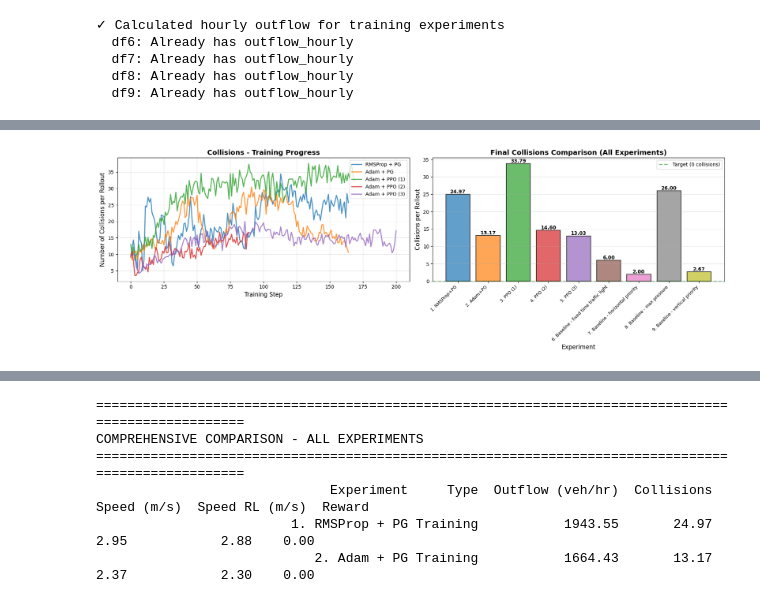
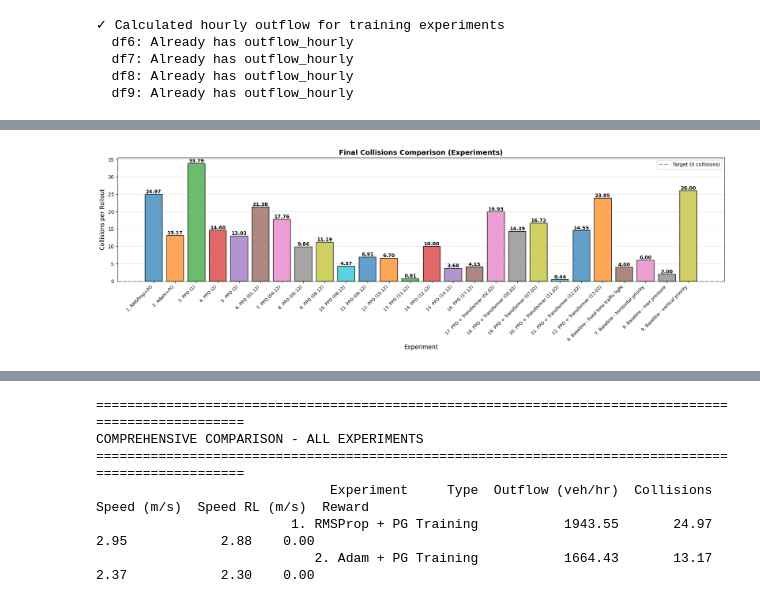
Before and after one commit to thickhoctin/mixed_autonomy_intersections, a Jupyter notebook: training_plot_compare_2911.ipynb, the cells around one changed output, grey strips where cells are left out. Cells and saved outputs as stored; diff of their text form; code cells hidden in the pictures.

```diff
--- a/training_plot_compare_2911.ipynb
+++ b/training_plot_compare_2911.ipynb
@@ -73,6 +115,23 @@ df2 = calculate_hourly_outflow(df2.copy())
 df3 = calculate_hourly_outflow(df3.copy())
 df4 = calculate_hourly_outflow(df4.copy())
 df5 = calculate_hourly_outflow(df5.copy())
+df10 = calculate_hourly_outflow(df10.copy())
+df11 = calculate_hourly_outflow(df11.copy())
+df12 = calculate_hourly_outflow(df12.copy())
+df13 = calculate_hourly_outflow(df13.copy())
+df14 = calculate_hourly_outflow(df14.copy())
+df15 = calculate_hourly_outflow(df15.copy())
+df16 = calculate_hourly_outflow(df16.copy())
+df17 = calculate_hourly_outflow(df17.copy())
+df18 = calculate_hourly_outflow(df18.copy())
+df19 = calculate_hourly_outflow(df19.copy())
+df20 = calculate_hourly_outflow(df20.copy())
+df21 = calculate_hourly_outflow(df21.copy())
+df22 = calculate_hourly_outflow(df22.copy())
+df23 = calculate_hourly_outflow(df23.copy())
+df24 = calculate_hourly_outflow(df24.copy())
+df25 = calculate_hourly_outflow(df25.copy())
+df26 = calculate_hourly_outflow(df26.copy())
 
 print("✓ Calculated hourly outflow for training experiments")
 
@@ -200,26 +494,26 @@ OUTFLOW STATISTICS (vehicles/hour)
 # %%
 # VSCode.Cell - Comparison Plot: Collisions
 
-fig, axes = plt.subplots(1, 2, figsize=(18, 6))
+fig, axes = plt.subplots(figsize=(18, 6))
 
 # --- Left plot: Training experiments (df1-df5) ---
-ax1 = axes[0]
+# ax1 = axes[0]
 
-# Plot training curves
-ax1.plot(df1['step'], df1['collisions'], label='RMSProp + PG', linewidth=2, alpha=0.8)
-ax1.plot(df2['step'], df2['collisions'], label='Adam + PG', linewidth=2, alpha=0.8)
-ax1.plot(df3['step'], df3['collisions'], label='Adam + PPO (1)', linewidth=2, alpha=0.8)
-ax1.plot(df4['step'], df4['collisions'], label='Adam + PPO (2)', linewidth=2, alpha=0.8)
-ax1.plot(df5['step'], df5['collisions'], label='Adam + PPO (3)', linewidth=2, alpha=0.8)
+# # Plot training curves
+# ax1.plot(df1['step'], df1['collisions'], label='RMSProp + PG', linewidth=2, alpha=0.8)
+# ax1.plot(df2['step'], df2['collisions'], label='Adam + PG', linewidth=2, alpha=0.8)
+# ax1.plot(df3['step'], df3['collisions'], label='Adam + PPO (1)', linewidth=2, alpha=0.8)
+# ax1.plot(df4['step'], df4['collisions'], label='Adam + PPO (2)', linewidth=2, alpha=0.8)
+# ax1.plot(df5['step'], df5['collisions'], label='Adam + PPO (3)', linewidth=2, alpha=0.8)
 
-ax1.set_title('Collisions - Training Progress', fontsize=14, fontweight='bold')
-ax1.set_xlabel('Training Step', fontsize=12)
-ax1.set_ylabel('Number of Collisions per Rollout', fontsize=12)
-ax1.legend(loc='best', fontsize=10)
-ax1.grid(True, alpha=0.3)
+# ax1.set_title('Collisions - Training Progress', fontsize=14, fontweight='bold')
+# ax1.set_xlabel('Training Step', fontsize=12)
+# ax1.set_ylabel('Number of Collisions per Rollout', fontsize=12)
+# ax1.legend(loc='best', fontsize=10)
+# ax1.grid(True, alpha=0.3)
 
 # --- Right plot: Final performance comparison (all 9) ---
-ax2 = axes[1]
+ax2 = axes
 
 # Get final values from training experiments (last 10 steps average)
 final_collisions = []
@@ -232,60 +526,77 @@ for i, (df, name, color) in enumerate([
     (df2, 'Adam+PG', 'C1'),
     (df3, 'PPO (1)', 'C2'),
     (df4, 'PPO (2)', 'C3'),
-    (df5, 'PPO (3)', 'C4')
+    (df5, 'PPO (3)', 'C4'),
+    (df10, 'PPO (01.12)', 'C5'),
+    (df11, 'PPO (04.12)', 'C6'),
+    (df12, 'PPO (05.12)', 'C7'),
+    (df13, 'PPO (06.12)', 'C8'),
+    (df14, 'PPO (08.12)', 'C9'),
+    (df15, 'PPO (09.12)', 'C10'),
+    (df16, 'PPO (10.12)', 'C11'),
+    (df17, 'PPO (11.12)', 'C12'),
+    (df18, 'PPO (12.12)', 'C13'),
+    (df19, 'PPO (14.12)', 'C14'),
+    (df20, 'PPO (17.12)', 'C15'),
+    (df21, 'PPO + Transformer (02.02)', 'C16'),
+    (df22, 'PPO + Transformer (05.02)', 'C17'),
+    (df23, 'PPO + Transformer (07.02)', 'C18'),
+    (df24, 'PPO + Transformer (11.02)', 'C19'),
+    (df25, 'PPO + Transformer (12.02)', 'C20'),
+    (df26, 'PPO + Transformer (13.02)', 'C21')
 ], start=1):
     final_value = df['collisions'].iloc[-10:].mean()
     final_collisions.append(final_value)
     labels.append(f'{i}. {name}')
     colors.append(color)
 
-# Baseline experiments
-for i, (df, name, color) in enumerate([
-    (df6, 'Baseline - fixed time traffic light', 'C5'),
-    (df7, 'Baseline - horizontal priority', 'C6'),
-    (df8, 'Baseline - max pressure', 'C7'),
-    (df9, 'Baseline - vertical priority', 'C8')
-], start=6):
-    if df is not None and 'collisions' in df.columns:
-        final_value = df['collisions'].mean()
-        final_collisions.append(final_value)
-        labels.append(f'{i}. {name}')
-        colors.append(color)
+# # Baseline experiments
+# for i, (df, name, color) in enumerate([
+#     (df6, 'Baseline - fixed time traffic light', 'C5'),
+#     (df7, 'Baseline - horizontal priority', 'C6'),
+#     (df8, 'Baseline - max pressure', 'C7'),
+#     (df9, 'Baseline - vertical priority', 'C8')
+# ], start=6):
+#     if df is not None and 'collisions' in df.columns:
+#         final_value = df['collisions'].mean()
+#         final_collisions.append(final_value)
+#         labels.append(f'{i}. {name}')
+#         colors.append(color)
 
 # Create bar plot
 x_pos = np.arange(len(labels))
 bars = ax2.bar(x_pos, final_collisions, color=colors, alpha=0.7, edgecolor='black', linewidth=1.5)
 
 # Add value labels on bars
 for i, (bar, val) in enumerate(zip(bars, final_collisions)):
     height = bar.get_height()
     ax2.text(bar.get_x() + bar.get_width()/2., height,
             f'{val:.2f}',
             ha='center', va='bottom', fontsize=10, fontweight='bold')
 
-ax2.set_title('Final Collisions Comparison (All Experiments)', fontsize=14, fontweight='bold')
+ax2.set_title('Final Collisions Comparison (Experiments)', fontsize=14, fontweight='bold')
 ax2.set_xlabel('Experiment', fontsize=12)
 ax2.set_ylabel('Collisions per Rollout', fontsize=12)
 ax2.set_xticks(x_pos)
 ax2.set_xticklabels(labels, rotation=45, ha='right', fontsize=9)
 ax2.grid(True, alpha=0.3, axis='y')
 
 # Add target line (zero collisions)
 ax2.axhline(y=0, color='green', linestyle='--', linewidth=2, alpha=0.5, label='Target (0 collisions)')
 ax2.legend(loc='upper right', fontsize=10)
 
 plt.tight_layout()
 plt.show()
 
 # Print statistics
 print("\n" + "="*80)
 print("COLLISION STATISTICS (per rollout)")
 print("="*80)
 for label, value in zip(labels, final_collisions):
     print(f"{label:30s}: {value:7.2f} collisions")
 print("="*80)
 # %% [output]
-[figure, old version]
+[figure, new version]
 ================================================================================
 COLLISION STATISTICS (per rollout)
 ================================================================================
```
Also changed, not shown: parts of 5 cells of this notebook, 8 other files.
